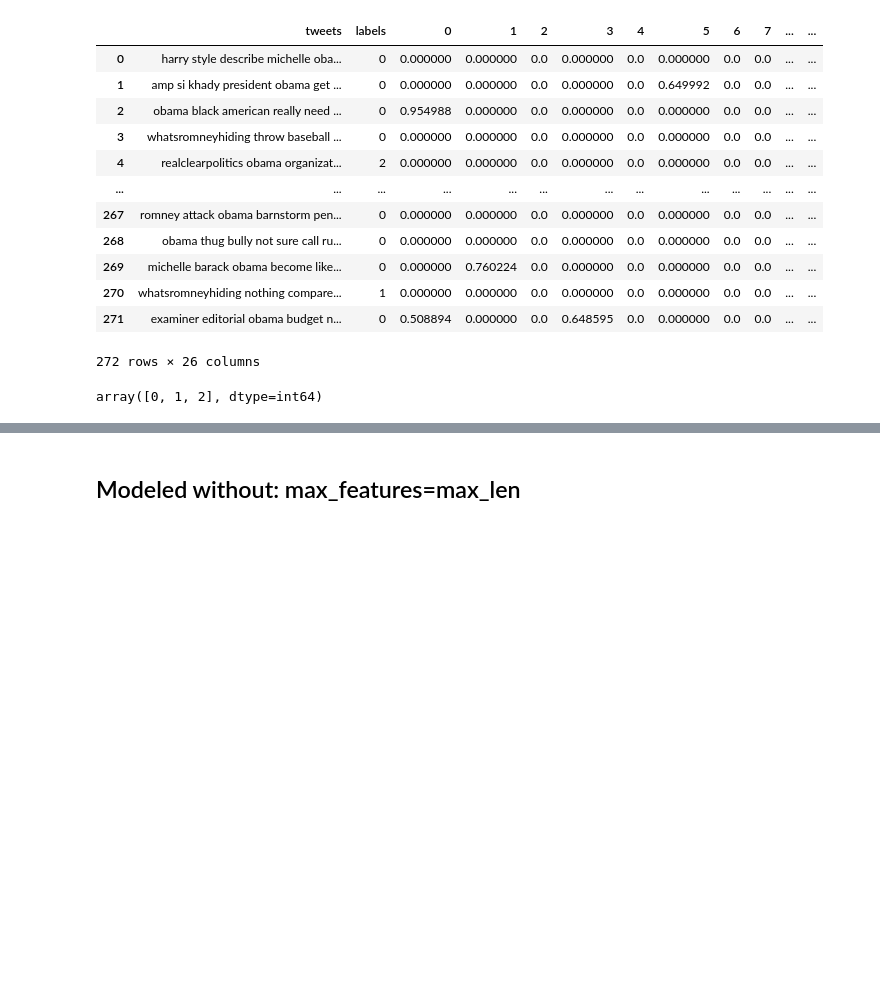
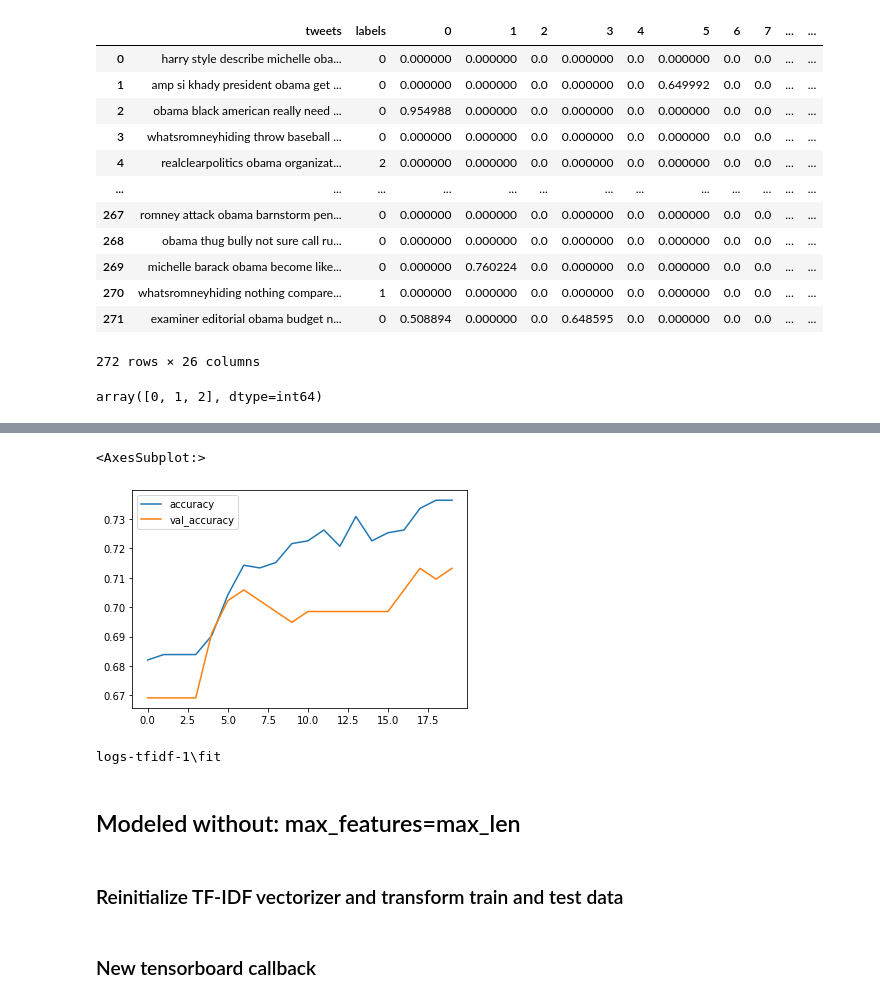
Before and after one commit to varun-pradhan-117/tweet-classification, a Jupyter notebook: tweet_notebook_tfidf.ipynb, the cells around one changed output, grey strips where cells are left out. Saved outputs shown, nothing was run; the diff lists cells and outputs as text; code cells hidden in the pictures; blank space fills up the shorter version.

```diff
--- a/tweet_notebook_tfidf.ipynb
+++ b/tweet_notebook_tfidf.ipynb
@@ -282,5 +306,16 @@ losses.plot()
+# %%
+losses[['accuracy','val_accuracy']].plot()
+# %% [output]
+<AxesSubplot:>
+[figure, added]
+# %%
+print(log_directory)
+# %% [output]
+logs-tfidf-1\fit
 # %% [markdown]
 ## Modeled without: max_features=max_len
+# %% [markdown]
+### Reinitialize TF-IDF vectorizer and transform train and test data
 # %%
 from sklearn.feature_extraction.text import TfidfVectorizer
 tfidf_vect=TfidfVectorizer()
@@ -288,3 +323,5 @@ X_train_tfidf=tfidf_vect.fit_transform(X_train).toarray()
 X_test_tfidf=tfidf_vect.transform(X_test).toarray()
 X_train_tfidf=pd.DataFrame(X_train_tfidf)
 X_test_tfidf=pd.DataFrame(X_test_tfidf)
+# %% [markdown]
+### New tensorboard callback
```
Also changed, not shown: parts of 31 cells of this notebook, 8 other files.
